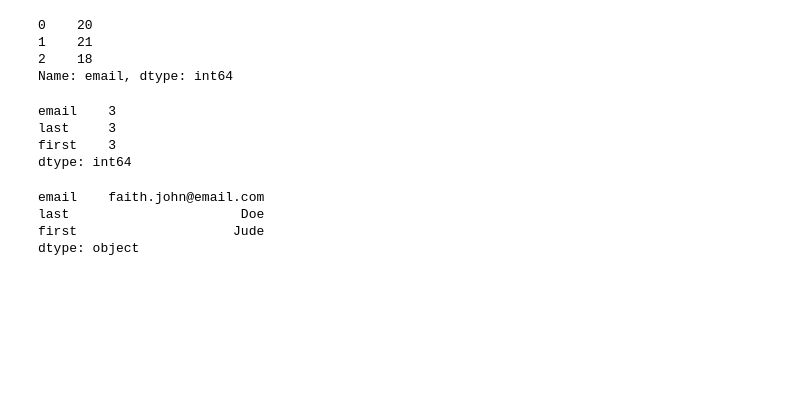
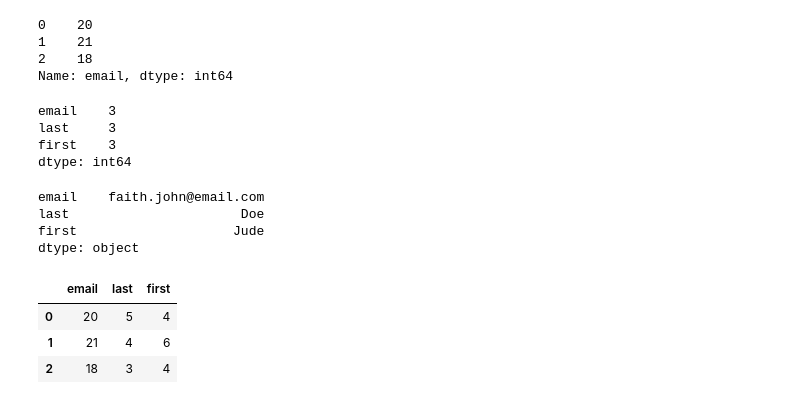
Before and after one commit to Leziga-Bakor/Advanced_Python, a Jupyter notebook: Pandas/pandas demo.ipynb, the cells around one changed output. Cells and saved outputs as stored; diff of their text form; code cells hidden in the pictures; blank space fills up the shorter version.

Commit message:
Used .applymap to affect all elements in dataframe

```diff
--- a/Pandas/pandas demo.ipynb
+++ b/Pandas/pandas demo.ipynb
@@ -524,3 +524,12 @@ email    faith.john@email.com
 last                      Doe
 first                    Jude
 dtype: object
+# %%
+# Applymap works on all the dataframe
+
+p_df.applymap(len)
+# %% [output]
+|  | email | last | first |
+| 0 | 20 | 5 | 4 |
+| 1 | 21 | 4 | 6 |
+| 2 | 18 | 3 | 4 |
```
